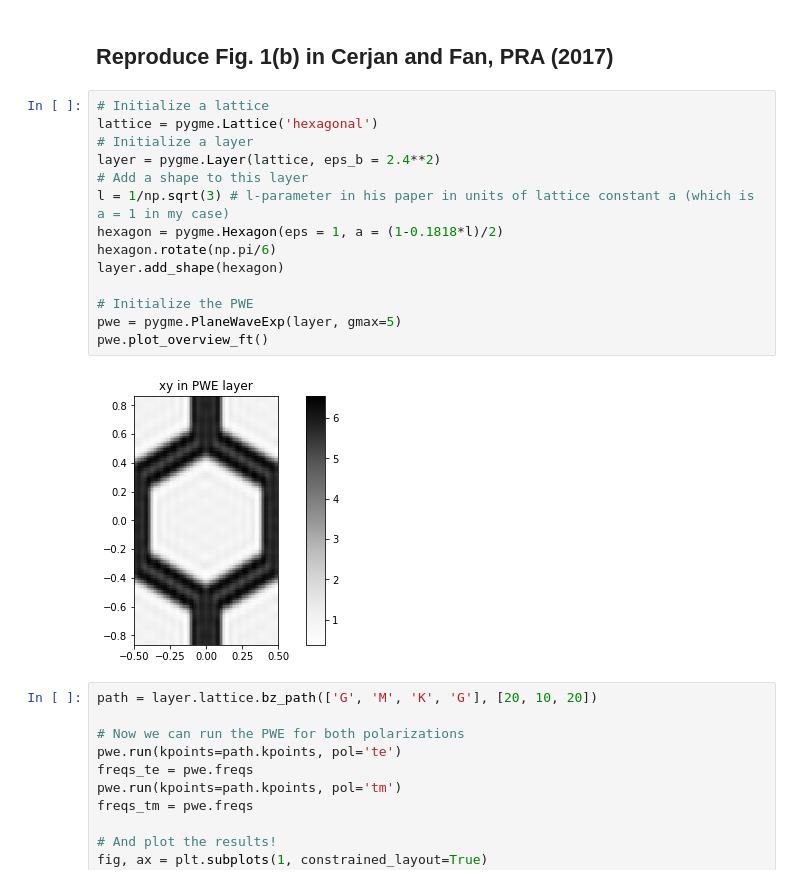
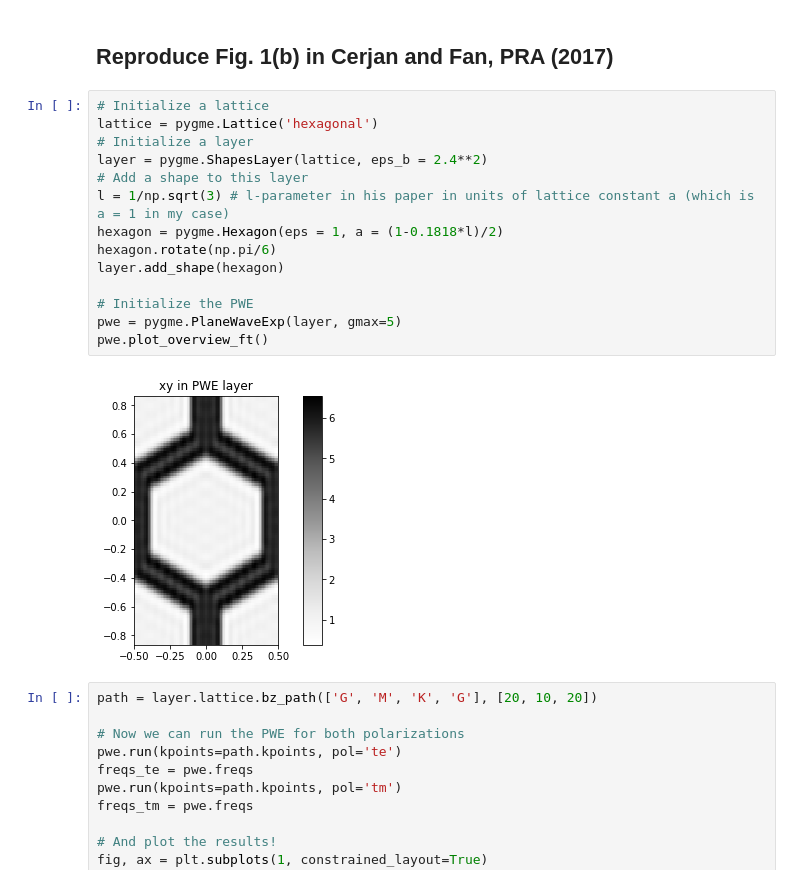
Before and after one commit to fancompute/legume, a Jupyter notebook: Notebooks/Aurograd_PWE_poly.ipynb, the cells around one changed output. Saved outputs shown, nothing was run; the diff lists cells and outputs as text.

```diff
--- a/Notebooks/Aurograd_PWE_poly.ipynb
+++ b/Notebooks/Aurograd_PWE_poly.ipynb
@@ -14,19 +14,19 @@ import matplotlib.pyplot as plt
 # %%
 # Initialize a lattice
 lattice = pygme.Lattice('hexagonal')
 # Initialize a layer
-layer = pygme.Layer(lattice, eps_b = 2.4**2)
+layer = pygme.ShapesLayer(lattice, eps_b = 2.4**2)
 # Add a shape to this layer
 l = 1/np.sqrt(3) # l-parameter in his paper in units of lattice constant a (which is a = 1 in my case)
 hexagon = pygme.Hexagon(eps = 1, a = (1-0.1818*l)/2)
 hexagon.rotate(np.pi/6)
 layer.add_shape(hexagon)
 
 # Initialize the PWE
 pwe = pygme.PlaneWaveExp(layer, gmax=5)
 pwe.plot_overview_ft()
 # %% [output]
-[figure, old version]
+[figure, new version]
 # %%
 path = layer.lattice.bz_path(['G', 'M', 'K', 'G'], [20, 10, 20])
 
```
Also changed, not shown: parts of 10 cells of this notebook, 2 other files.
